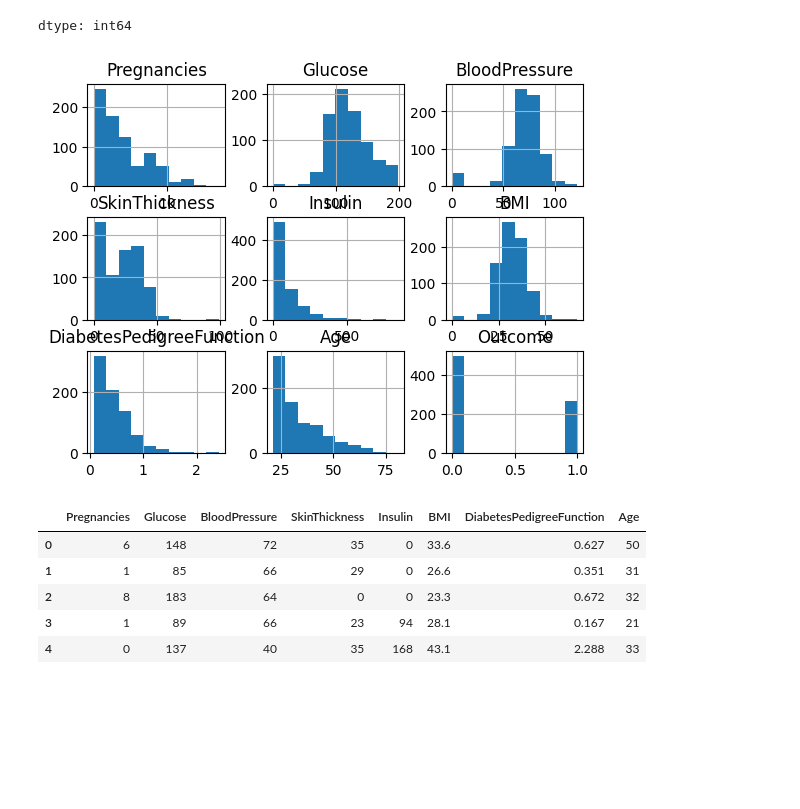
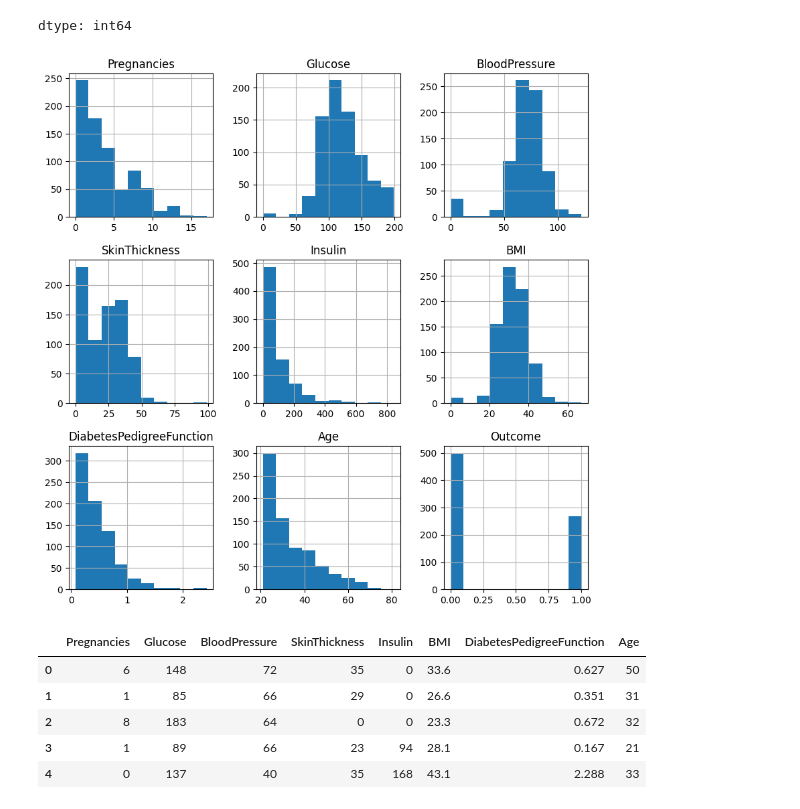
Before and after one commit to Omsai-2000/Exploratory-Data-Analysis, a Jupyter notebook: Decision_tree_Problem.ipynb, the cells around one changed output. Drawn from its saved outputs; the diff is of its cells as text; code cells hidden in the pictures; blank space fills up the shorter version.

```diff
--- a/Decision_tree_Problem.ipynb
+++ b/Decision_tree_Problem.ipynb
@@ -54,10 +54,10 @@ diabetes_df.isnull().sum()
 | Outcome | 0 |
 dtype: int64
 # %%
-diabetes_df.hist()
+diabetes_df.hist(figsize=(10,10))
 plt.show()
 # %% [output]
-[figure, old version]
+[figure, new version]
 # %%
 x=diabetes_df.drop('Outcome',axis=1)
 y=diabetes_df['Outcome']
```
